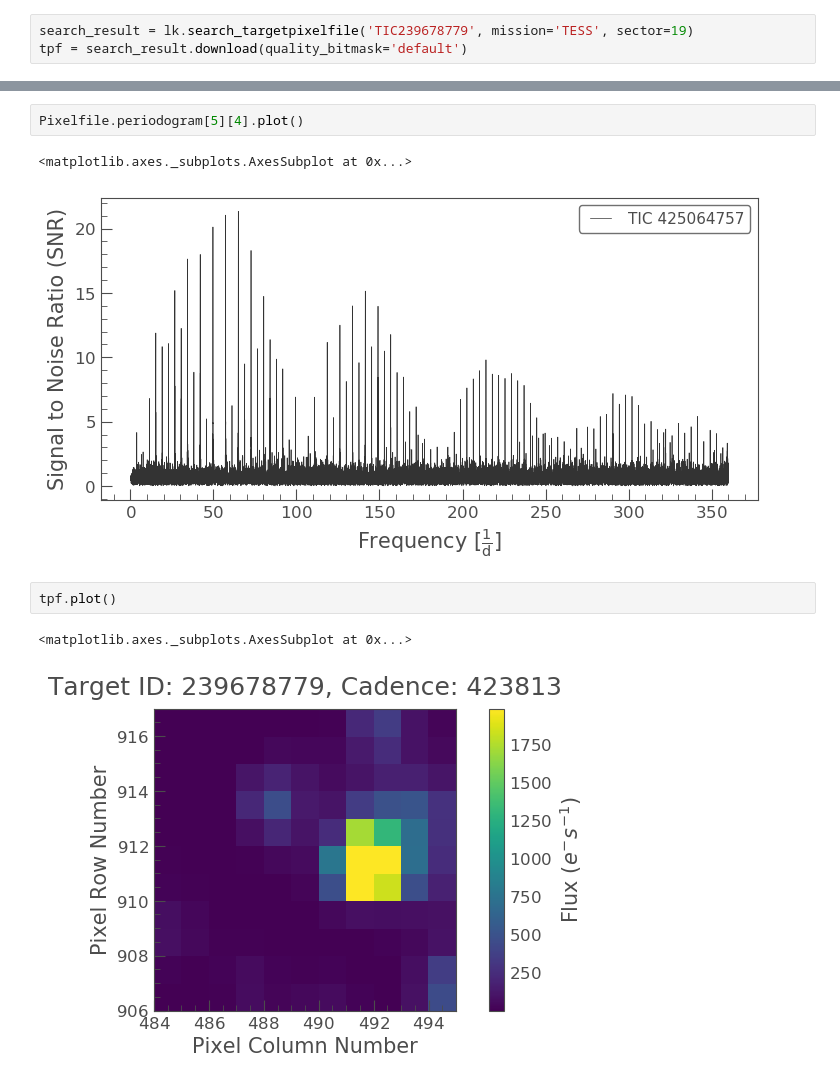
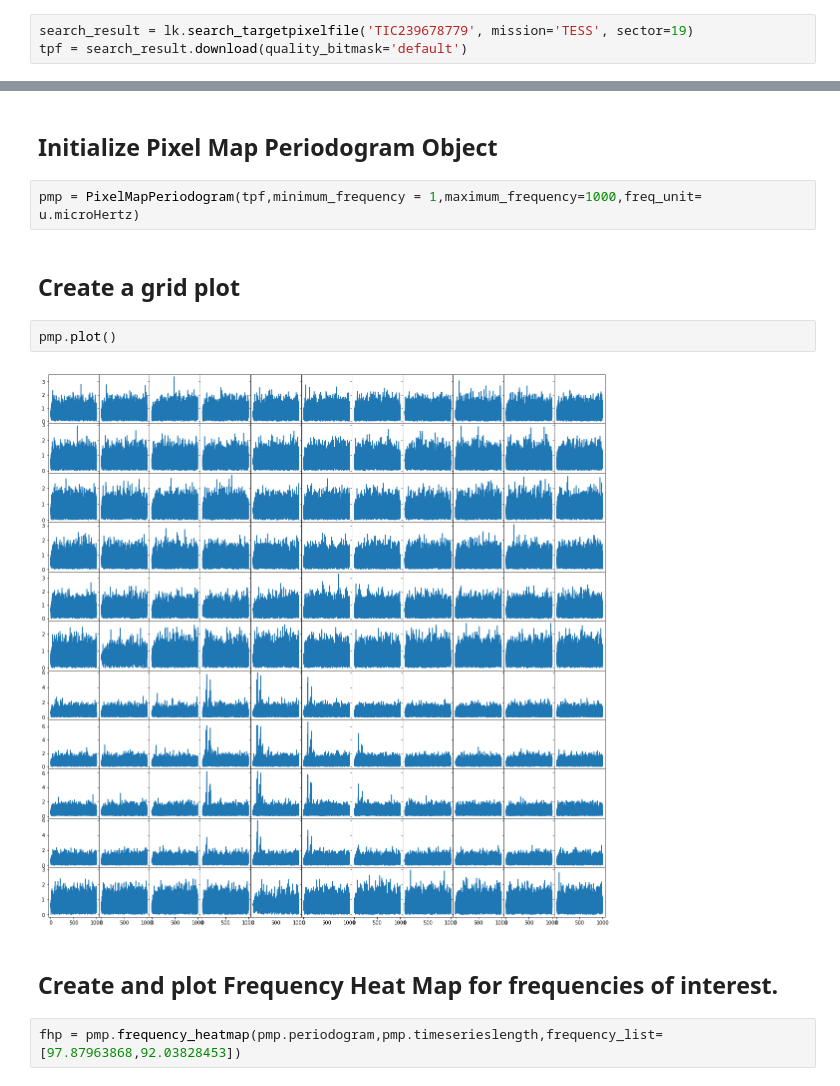
Before and after one commit to Higgins00/AstroResearch, a Jupyter notebook: More Tidy Class.ipynb, the cells around one changed output, grey strips where cells are left out. Cells and saved outputs as stored; diff of their text form.

```diff
--- a/More Tidy Class.ipynb
+++ b/More Tidy Class.ipynb
@@ -688,10 +804,14 @@ plt.savefig('155to160microhz.png')
-# %%
-Pixelfile.periodogram[5][4].plot()
-# %% [output]
-<matplotlib.axes._subplots.AxesSubplot at 0x...>
-[figure, removed]
+# %% [markdown]
+## Initialize Pixel Map Periodogram Object
+# %%
+pmp = PixelMapPeriodogram(tpf,minimum_frequency = 1,maximum_frequency=1000,freq_unit= u.microHertz)
+# %% [markdown]
+## Create a grid plot
 # %%
-tpf.plot()
+pmp.plot()
 # %% [output]
-<matplotlib.axes._subplots.AxesSubplot at 0x...>
-[figure, old version]
+[figure, new version]
+# %% [markdown]
+## Create and plot Frequency Heat Map for frequencies of interest.
+# %%
+fhp = pmp.frequency_heatmap(pmp.periodogram,pmp.timeserieslength,frequency_list=[97.87963868,92.03828453])
```
Also changed, not shown: parts of 8 cells of this notebook.
